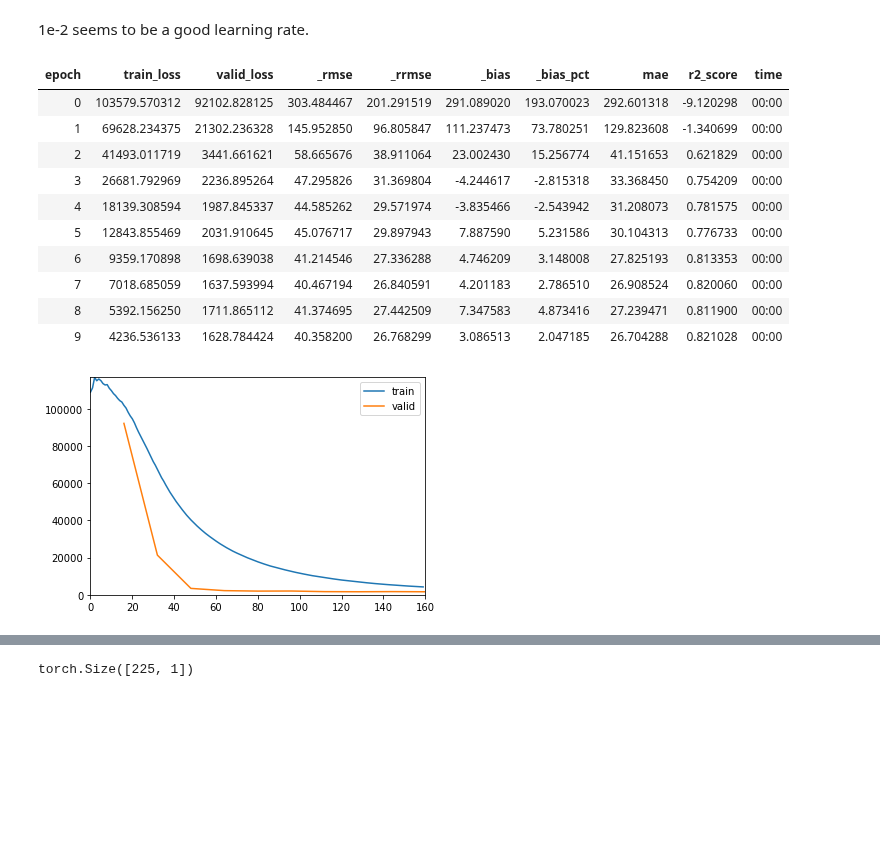
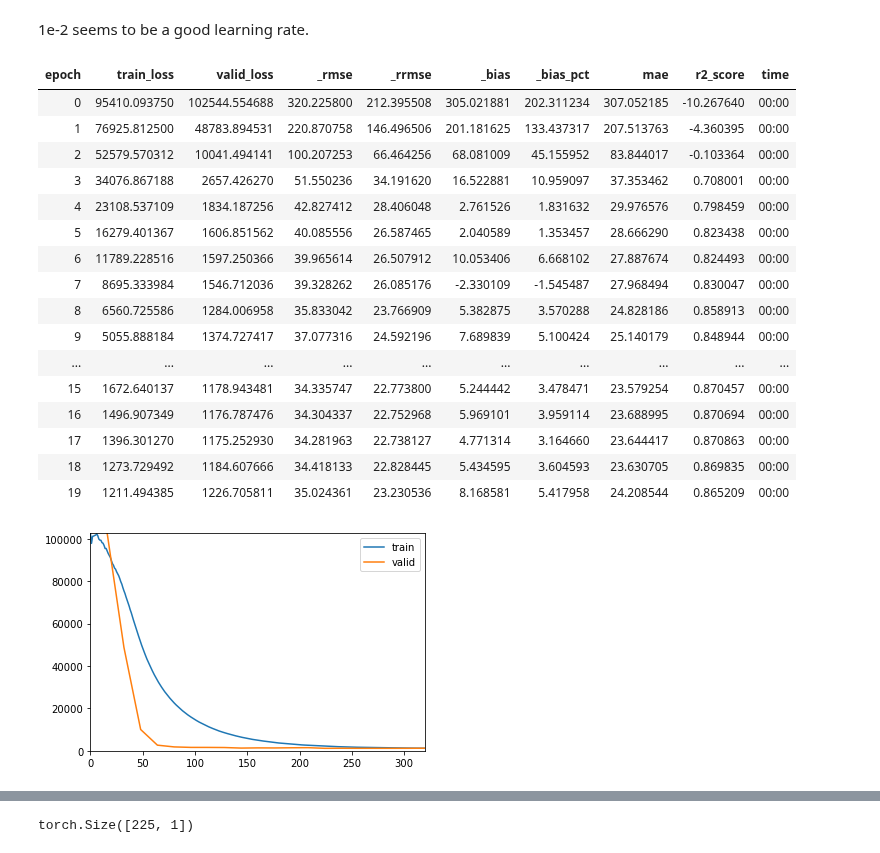
Before and after one commit to mayrajeo/enveco, a Jupyter notebook: examples/Predict volume from LiDAR features.ipynb, the cells around one changed output, grey strips where cells are left out. Saved outputs shown, nothing was run; the diff lists cells and outputs as text; code cells hidden in the pictures; blank space fills up the shorter version.

```diff
--- a/examples/Predict volume from LiDAR features.ipynb
+++ b/examples/Predict volume from LiDAR features.ipynb
@@ -143,20 +143,26 @@ SuggestedLRs(lr_min=0.33113112449646, lr_steep=0.0030199517495930195)
 # %% [markdown]
 1e-2 seems to be a good learning rate.
 # %%
-learn.fit_one_cycle(10, max_lr=1e-2, cbs=ShowGraphCallback())
+learn.fit_one_cycle(20, max_lr=1e-2, cbs=ShowGraphCallback())
 # %% [output]
 | epoch | train_loss | valid_loss | _rmse | _rrmse | _bias | _bias_pct | mae | r2_score | time |
-| 0 | 103579.570312 | 92102.828125 | 303.484467 | 201.291519 | 291.089020 | 193.070023 | 292.601318 | -9.120298 | 00:00 |
-| 1 | 69628.234375 | 21302.236328 | 145.952850 | 96.805847 | 111.237473 | 73.780251 | 129.823608 | -1.340699 | 00:00 |
-| 2 | 41493.011719 | 3441.661621 | 58.665676 | 38.911064 | 23.002430 | 15.256774 | 41.151653 | 0.621829 | 00:00 |
-| 3 | 26681.792969 | 2236.895264 | 47.295826 | 31.369804 | -4.244617 | -2.815318 | 33.368450 | 0.754209 | 00:00 |
-| 4 | 18139.308594 | 1987.845337 | 44.585262 | 29.571974 | -3.835466 | -2.543942 | 31.208073 | 0.781575 | 00:00 |
-| 5 | 12843.855469 | 2031.910645 | 45.076717 | 29.897943 | 7.887590 | 5.231586 | 30.104313 | 0.776733 | 00:00 |
-| 6 | 9359.170898 | 1698.639038 | 41.214546 | 27.336288 | 4.746209 | 3.148008 | 27.825193 | 0.813353 | 00:00 |
-| 7 | 7018.685059 | 1637.593994 | 40.467194 | 26.840591 | 4.201183 | 2.786510 | 26.908524 | 0.820060 | 00:00 |
-| 8 | 5392.156250 | 1711.865112 | 41.374695 | 27.442509 | 7.347583 | 4.873416 | 27.239471 | 0.811900 | 00:00 |
-| 9 | 4236.536133 | 1628.784424 | 40.358200 | 26.768299 | 3.086513 | 2.047185 | 26.704288 | 0.821028 | 00:00 |
+| 0 | 95410.093750 | 102544.554688 | 320.225800 | 212.395508 | 305.021881 | 202.311234 | 307.052185 | -10.267640 | 00:00 |
+| 1 | 76925.812500 | 48783.894531 | 220.870758 | 146.496506 | 201.181625 | 133.437317 | 207.513763 | -4.360395 | 00:00 |
+| 2 | 52579.570312 | 10041.494141 | 100.207253 | 66.464256 | 68.081009 | 45.155952 | 83.844017 | -0.103364 | 00:00 |
+| 3 | 34076.867188 | 2657.426270 | 51.550236 | 34.191620 | 16.522881 | 10.959097 | 37.353462 | 0.708001 | 00:00 |
+| 4 | 23108.537109 | 1834.187256 | 42.827412 | 28.406048 | 2.761526 | 1.831632 | 29.976576 | 0.798459 | 00:00 |
+| 5 | 16279.401367 | 1606.851562 | 40.085556 | 26.587465 | 2.040589 | 1.353457 | 28.666290 | 0.823438 | 00:00 |
+| 6 | 11789.228516 | 1597.250366 | 39.965614 | 26.507912 | 10.053406 | 6.668102 | 27.887674 | 0.824493 | 00:00 |
+| 7 | 8695.333984 | 1546.712036 | 39.328262 | 26.085176 | -2.330109 | -1.545487 | 27.968494 | 0.830047 | 00:00 |
+| 8 | 6560.725586 | 1284.006958 | 35.833042 | 23.766909 | 5.382875 | 3.570288 | 24.828186 | 0.858913 | 00:00 |
+| 9 | 5055.888184 | 1374.727417 | 37.077316 | 24.592196 | 7.689839 | 5.100424 | 25.140179 | 0.848944 | 00:00 |
+| ... | ... | ... | ... | ... | ... | ... | ... | ... | ... |
+| 15 | 1672.640137 | 1178.943481 | 34.335747 | 22.773800 | 5.244442 | 3.478471 | 23.579254 | 0.870457 | 00:00 |
+| 16 | 1496.907349 | 1176.787476 | 34.304337 | 22.752968 | 5.969101 | 3.959114 | 23.688995 | 0.870694 | 00:00 |
+| 17 | 1396.301270 | 1175.252930 | 34.281963 | 22.738127 | 4.771314 | 3.164660 | 23.644417 | 0.870863 | 00:00 |
+| 18 | 1273.729492 | 1184.607666 | 34.418133 | 22.828445 | 5.434595 | 3.604593 | 23.630705 | 0.869835 | 00:00 |
+| 19 | 1211.494385 | 1226.705811 | 35.024361 | 23.230536 | 8.168581 | 5.417958 | 24.208544 | 0.865209 | 00:00 |
-[figure, old version]
+[figure, new version]
 # %%
 preds, true = learn.get_preds()
 # %% [output]
```
Also changed, not shown: parts of 16 cells of this notebook, 7 other files.
